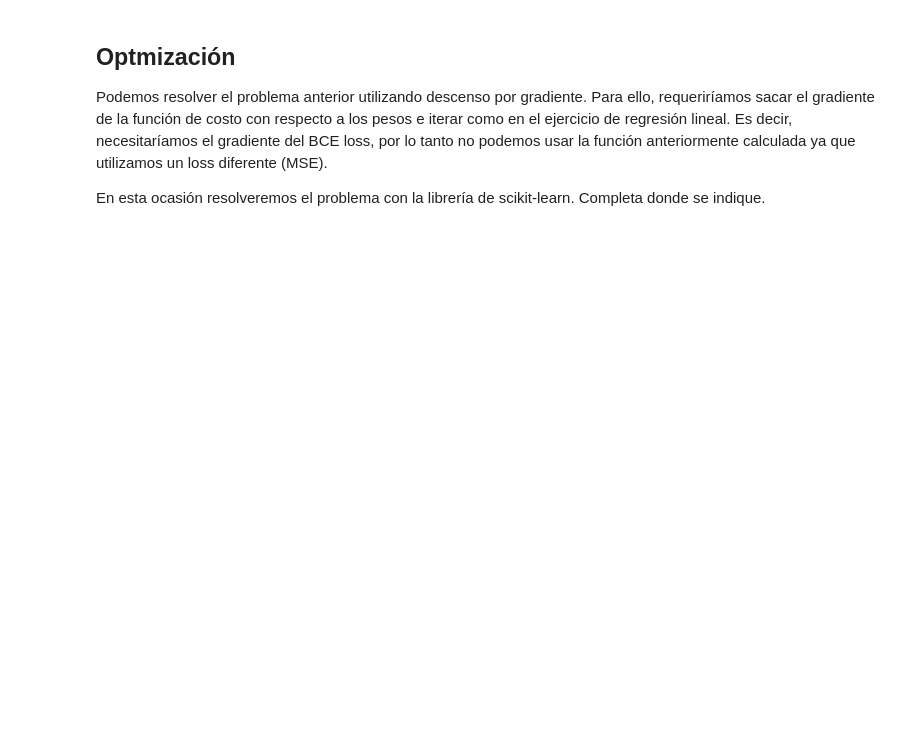
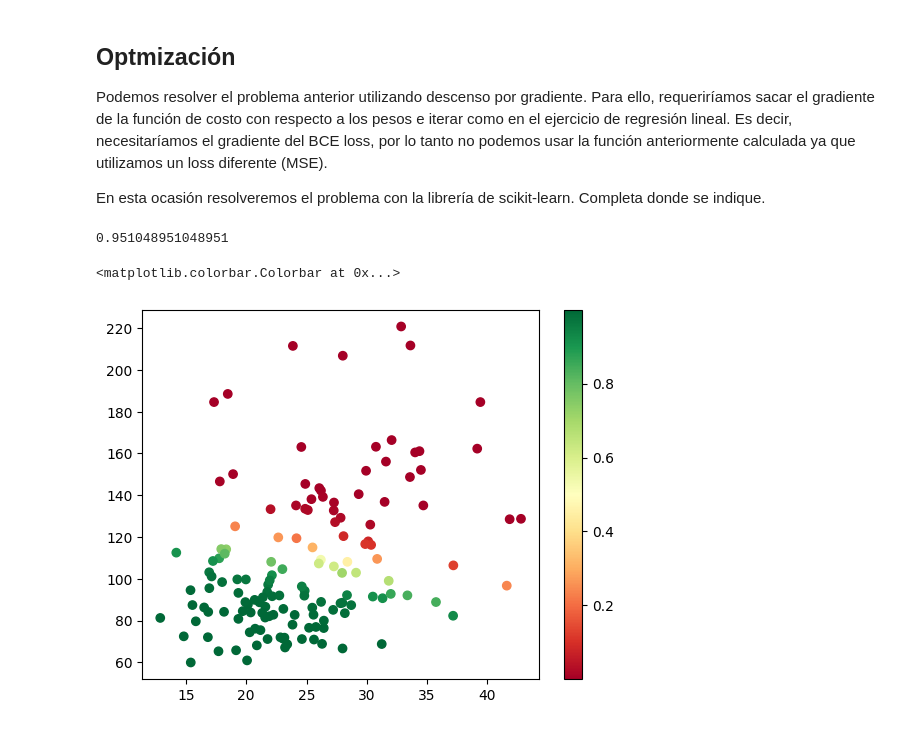
Before and after one commit to Derek-Bltrn/ML26_PXNDX_MADERO, a Jupyter notebook: src/ml26/E04_LogisticReg/logistic_regression_PXNDX.ipynb, the cells around one changed output. Saved outputs shown, nothing was run; the diff lists cells and outputs as text; code cells hidden in the pictures; blank space fills up the shorter version.

```diff
--- a/src/ml26/E04_LogisticReg/logistic_regression_PXNDX.ipynb
+++ b/src/ml26/E04_LogisticReg/logistic_regression_PXNDX.ipynb
@@ -264,41 +266,44 @@ model = LogisticRegression()
 # usando los datos de entrenamiento
 # (data_train, target_train)
 # ====== Start of solution =====
-
+model.fit(data_train, target_train)
 # ====== End of solution =====
 
 # TODO: Calcula las preddiciones
 # ====== Start of solution =====
-prediction = ...
+prediction = model.predict(data_train)
 # ====== End of solution =====
 
 # TODO: Calcula la exactitud de tu predicción
 # en el set de entrenamiento (data_train, target_train)
 # Es decir, el promedio de datos correctamente clasificados
 # ====== Start of solution =====
-train_accuracy = ...
+train_accuracy = model.score(data_train, target_train)
 # ====== End of solution =====
 
 # TODO: Calcula la probabilidad de que un tumor sea benigno
 # en el set de evaluación (data_test, target_test)
 # La dimensionalidad de prob debe ser (test_dp, )
 # Tip: Investiga la función "LogisticRegression.predict_proba"
 # ====== Start of solution =====
-prob = ...
+prob = model.predict_proba(data_test)[:, 1]
 # ====== End of solution =====
 
 # TODO: Calcula la exactitud de tu predicción
 # en el set de evaluación (data_test, target_test)
 # Tip: Investiga la función "LogisticRegression.score"
 # ====== Start of solution =====
-test_accuracy = ...
-
+test_accuracy = model.score(data_test, target_test)
 # ====== End of solution =====
 print(test_accuracy)
 
 # Graficamos los puntos para visualizar la predicción de nuestro modelo
 plt.scatter(data_test[:, 0],data_test[:, 1], c=prob, cmap="RdYlGn")
 plt.colorbar()
+# %% [output]
+0.951048951048951
+<matplotlib.colorbar.Colorbar at 0x...>
+[figure, added]
 # %% [markdown]
 En la celda anterior, calculamos una predicción para cada punto de evaluación. Específicamente, el color de cada punto indica una probabilidad de que el tumor correspondiente sea benigno.
 <b>TODO: Contesta las siguientes preguntas</b>
```
Also changed, not shown: parts of 2 cells of this notebook.
